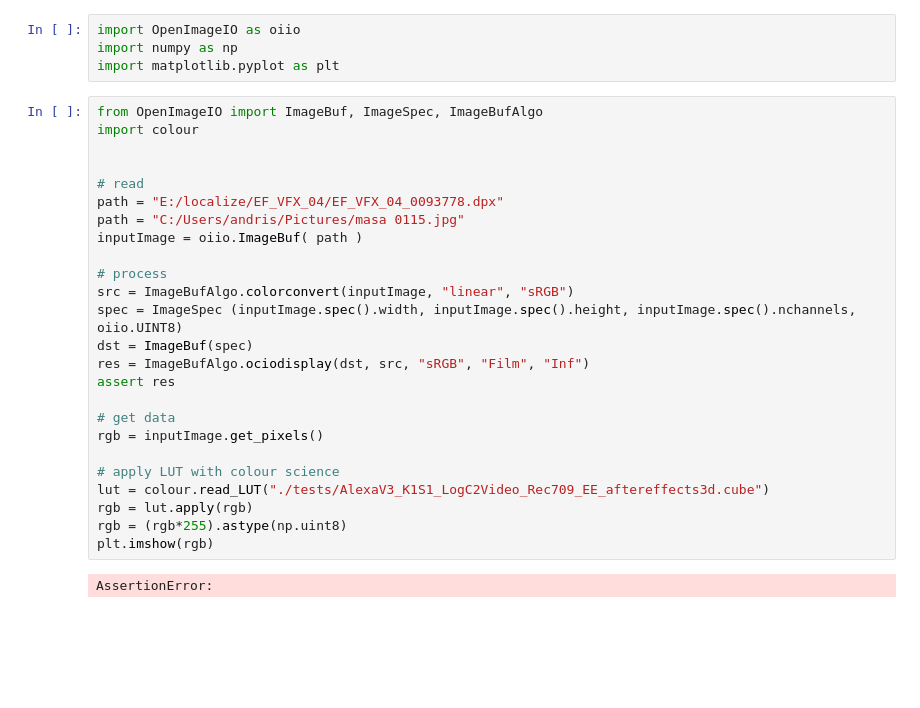
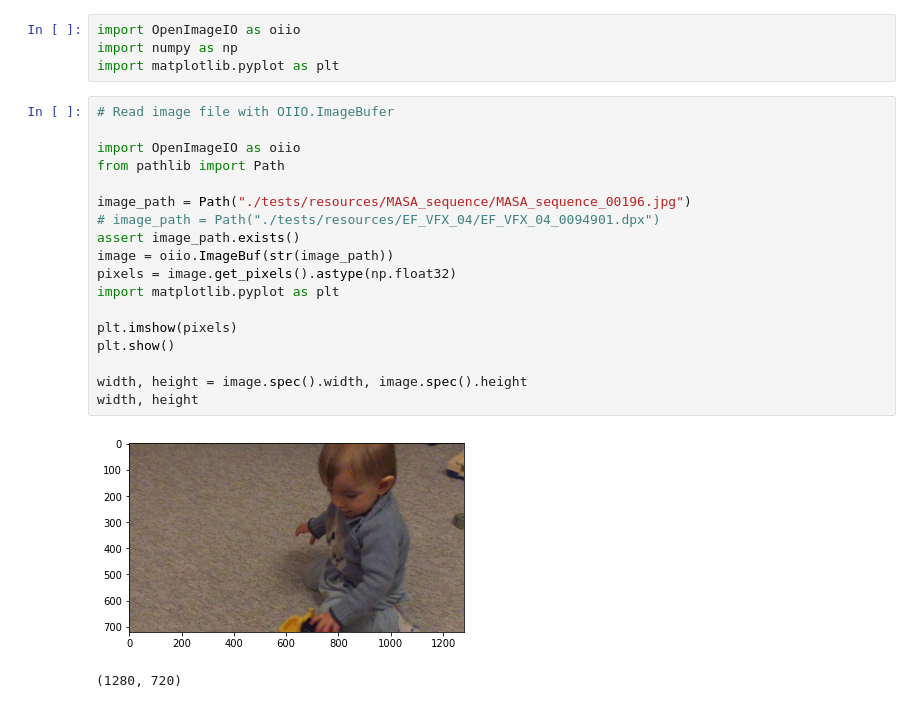
Before and after one commit to zalavariandris/PyVideoPlayer, a Jupyter notebook: oiio.ipynb, the cells around one changed output. Saved outputs shown, nothing was run; the diff lists cells and outputs as text; blank space fills up the shorter version.

```diff
--- a/oiio.ipynb
+++ b/oiio.ipynb
@@ -2,30 +2,24 @@
 import OpenImageIO as oiio
 import numpy as np
 import matplotlib.pyplot as plt
-# %%
-from OpenImageIO import ImageBuf, ImageSpec, ImageBufAlgo
-import colour
-
-
-# read
-path = "E:/localize/EF_VFX_04/EF_VFX_04_0093778.dpx"
-path = "C:/Users/andris/Pictures/masa 0115.jpg"
-inputImage = oiio.ImageBuf( path )
-
-# process
-src = ImageBufAlgo.colorconvert(inputImage, "linear", "sRGB")
-spec = ImageSpec (inputImage.spec().width, inputImage.spec().height, inputImage.spec().nchannels, oiio.UINT8)
-dst = ImageBuf(spec)
-res = ImageBufAlgo.ociodisplay(dst, src, "sRGB", "Film", "Inf")
-assert res
-
-# get data
-rgb = inputImage.get_pixels()
-
-# apply LUT with colour science
-lut = colour.read_LUT("./tests/AlexaV3_K1S1_LogC2Video_Rec709_EE_aftereffects3d.cube")
-rgb = lut.apply(rgb)
-rgb = (rgb*255).astype(np.uint8)
-plt.imshow(rgb)
-# %% [output]
-AssertionError:
+# %%
+# Read image file with OIIO.ImageBufer
+
+import OpenImageIO as oiio
+from pathlib import Path
+
+image_path = Path("./tests/resources/MASA_sequence/MASA_sequence_00196.jpg")
+# image_path = Path("./tests/resources/EF_VFX_04/EF_VFX_04_0094901.dpx")
+assert image_path.exists()
+image = oiio.ImageBuf(str(image_path))
+pixels = image.get_pixels().astype(np.float32)
+import matplotlib.pyplot as plt
+
+plt.imshow(pixels)
+plt.show()
+
+width, height = image.spec().width, image.spec().height
+width, height
+# %% [output]
+[figure, added]
+(1280, 720)
```
Also changed, not shown: parts of 12 cells of this notebook, 21 other files.
